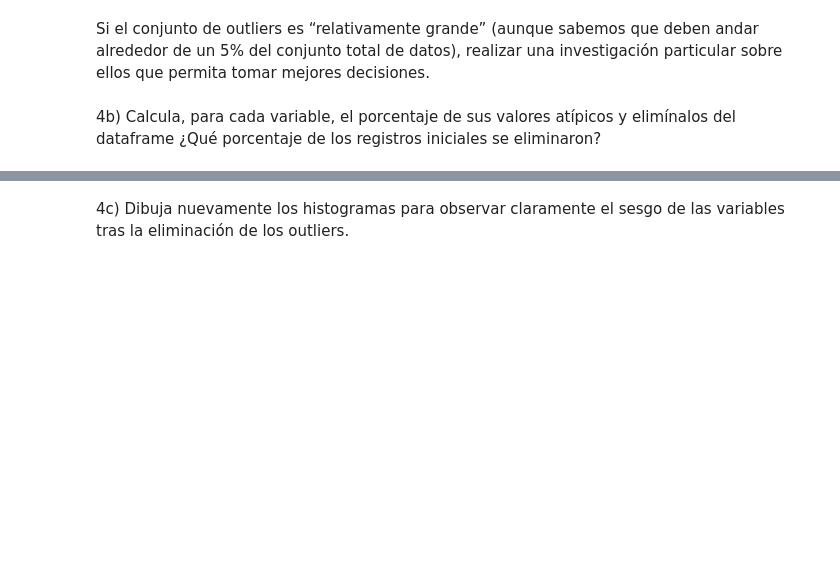
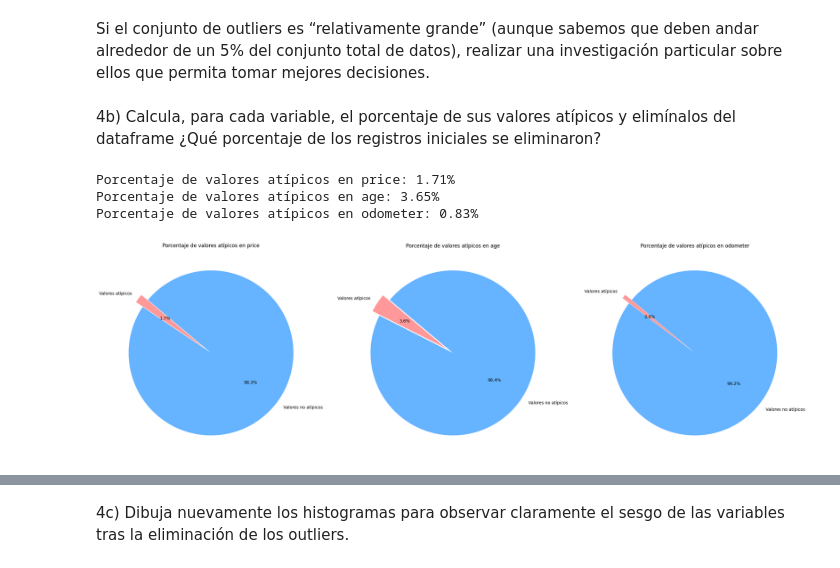
Before and after one commit to GeminiNetSailor/Data-science-and-analytics, a Jupyter notebook: 6.2 Actividad 6. FE/Actividad6FE_Equipo04.ipynb, the cells around one changed output, grey strips where cells are left out. Cells and saved outputs as stored; diff of their text form; code cells hidden in the pictures; blank space fills up the shorter version.

```diff
--- a/6.2 Actividad 6. FE/Actividad6FE_Equipo04.ipynb
+++ b/6.2 Actividad 6. FE/Actividad6FE_Equipo04.ipynb
@@ -351,3 +437,44 @@ columns_with_missing
 Si el conjunto de outliers es “relativamente grande” (aunque sabemos que deben andar alrededor de un 5% del conjunto total de datos), realizar una investigación particular sobre ellos que permita tomar mejores decisiones.
 # %% [markdown]
 4b) Calcula, para cada variable, el porcentaje de sus valores atípicos y elimínalos del dataframe ¿Qué porcentaje de los registros iniciales se eliminaron?
+# %%
+# Función para calcular los límites de los valores atípicos
+def calculate_outlier_bounds(series):
+    Q1 = series.quantile(0.25)
+    Q3 = series.quantile(0.75)
+    IQR = Q3 - Q1
+    lower_bound = Q1 - 1.5 * IQR
+    upper_bound = Q3 + 1.5 * IQR
+    return lower_bound, upper_bound
+# %%
+# Identificar los valores atípicos y crear gráficos de pastel
+columns_to_check = ['price', 'age', 'odometer']
+initial_num_records = len(cars_df)
+# %%
+# VISUAL
+# Configuración para la figura de gráficos de pastel
+fig, axs = plt.subplots(1, 3, figsize=(24, 8))
+
+for i, column in enumerate(columns_to_check):
+    lower_bound, upper_bound = calculate_outlier_bounds(cars_df[column])
+    outliers = cars_df[(cars_df[column] < lower_bound) | (cars_df[column] > upper_bound)]
+    percentage_outliers = len(outliers) / len(cars_df) * 100
+    print(f"Porcentaje de valores atípicos en {column}: {percentage_outliers:.2f}%")
+
+    # Crear gráfica de pastel para los valores atípicos
+    labels = ['Valores atípicos', 'Valores no atípicos']
+    sizes = [percentage_outliers, 100 - percentage_outliers]
+    colors = ['#ff9999','#66b3ff']
+    explode = (0.1, 0)  # explotar el primer pedazo
+
+    axs[i].pie(sizes, explode=explode, labels=labels, colors=colors, autopct='%1.1f%%', startangle=140)
+    axs[i].set_title(f'Porcentaje de valores atípicos en {column}')
+
+# Mostrar gráficos de pastel para valores atípicos
+plt.tight_layout()
+plt.show()
+# %% [output]
+Porcentaje de valores atípicos en price: 1.71%
+Porcentaje de valores atípicos en age: 3.65%
+Porcentaje de valores atípicos en odometer: 0.83%
+[figure, added]
```
Also changed, not shown: parts of 8 cells of this notebook.
